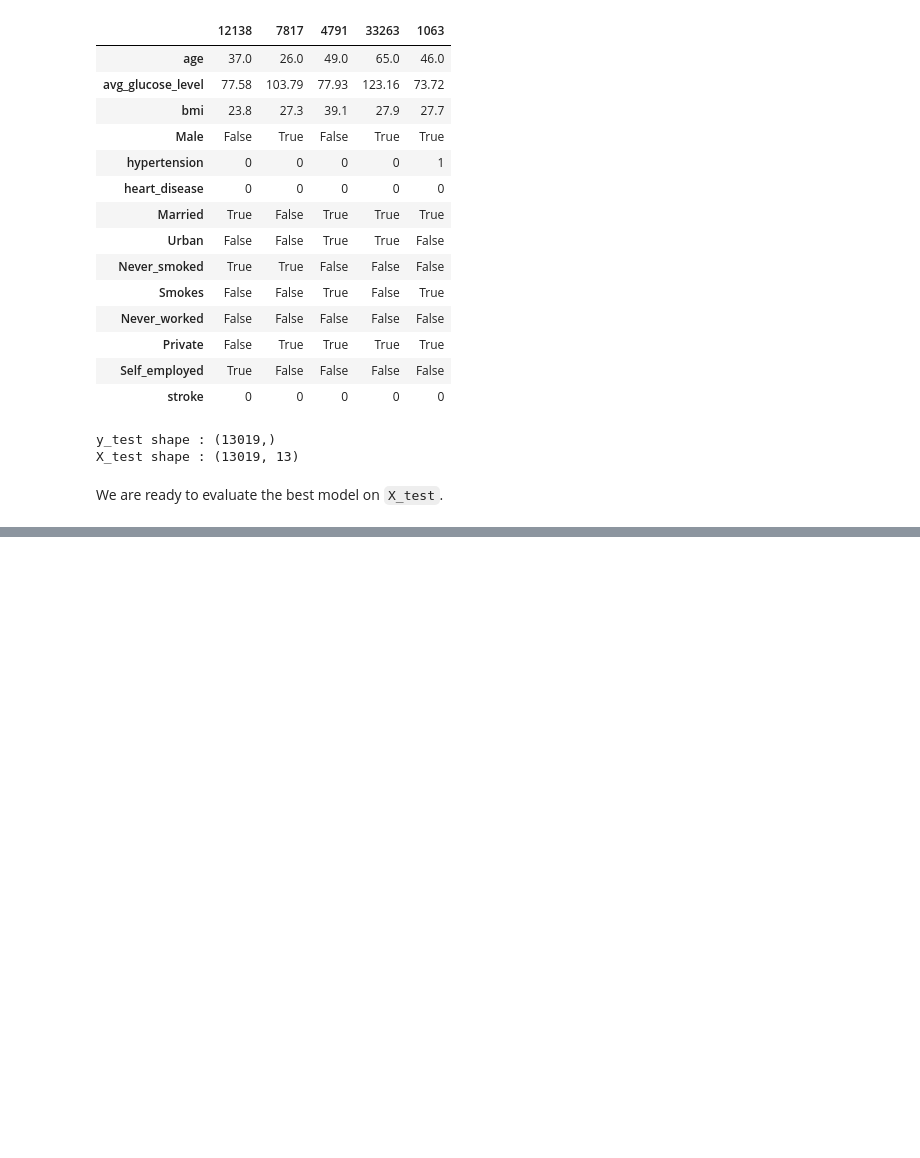
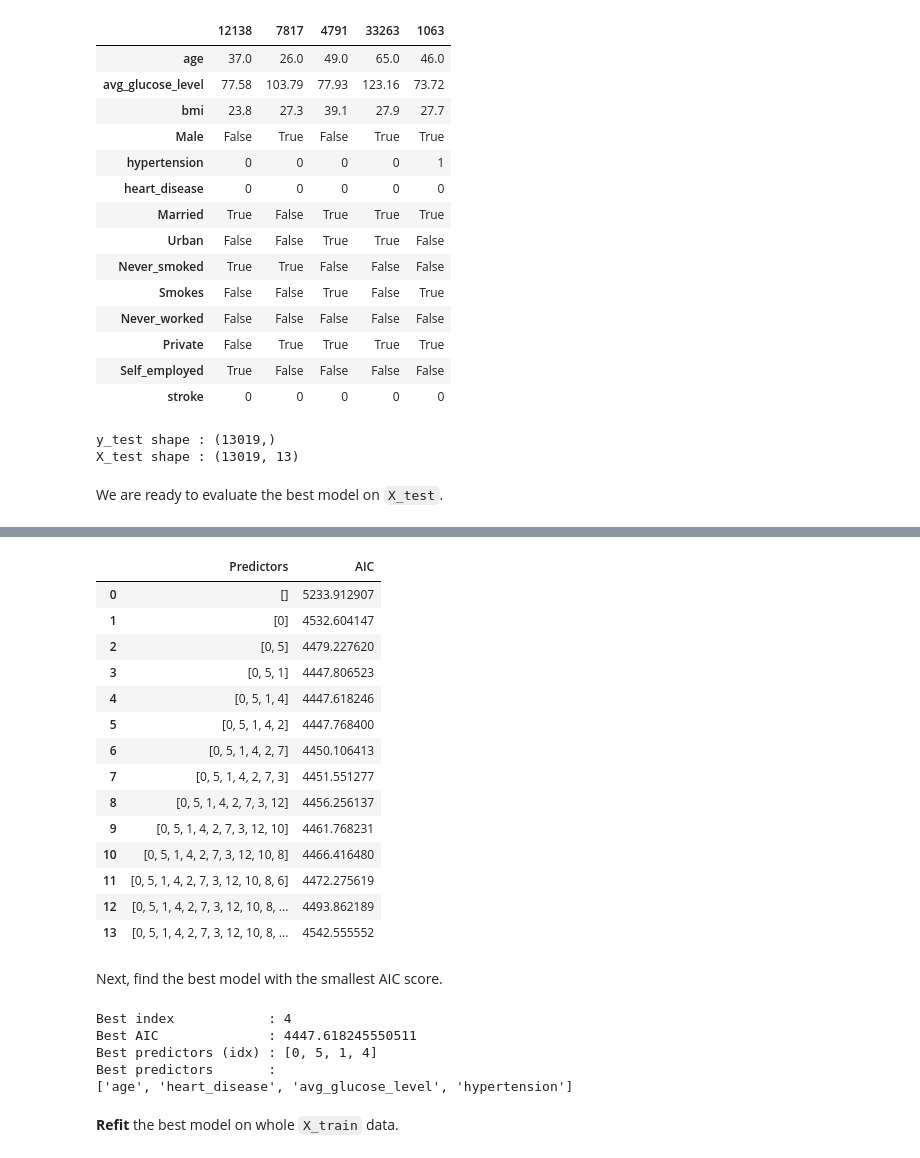
Before and after one commit to daniel-satria/credit_scoring, a Jupyter notebook: notebook/5.imbalancedSampe.ipynb, the cells around one changed output, grey strips where cells are left out. Saved outputs shown, nothing was run; the diff lists cells and outputs as text; code cells hidden in the pictures; blank space fills up the shorter version.

```diff
--- a/notebook/5.imbalancedSampe.ipynb
+++ b/notebook/5.imbalancedSampe.ipynb
@@ -1697,0 +2007,17 @@ We are ready to evaluate the best model on `X_test`.
+# %%
+import itertools
+
+# Fit null model
+predictor = []
+score_ = cross_validate(X = X_train[:, [1]],
+                        y = y_train,
+                        method = 'kfold',
+                        cv = 5,
+                        random_state = 42)
+
+# Create table for the best model of each k predictors
+# Append the results of null model
+forward_models = pd.DataFrame({"Predictors": [predictor],
+                               "AIC": [score_]})
+
+forward_models
@@ -1697,0 +2029,17 @@ We are ready to evaluate the best model on `X_test`.
+# %%
+# Define list of predictors
+predictors = []
+n_predictors = X_train.shape[1]
+
+# Perform forward selection procedure for k=1,...,13 predictors
+for k in range(n_predictors):
+    _, best_model = forward(X = X_train,
+                            y = y_train,
+                            predictors = predictors,
+                            method = "kfold",
+                            cv = 5,
+                            random_state = 42)
+
+    # Tabulate the best model of each k predictors
+    forward_models.loc[k+1] = best_model
+    predictors = best_model["Predictors"]
@@ -1697,0 +2064,41 @@ We are ready to evaluate the best model on `X_test`.
+# %%
+# Print the best model of each k predictors
+forward_models
+# %% [output]
+|  | Predictors | AIC |
+| 0 | [] | 5233.912907 |
+| 1 | [0] | 4532.604147 |
+| 2 | [0, 5] | 4479.227620 |
+| 3 | [0, 5, 1] | 4447.806523 |
+| 4 | [0, 5, 1, 4] | 4447.618246 |
+| 5 | [0, 5, 1, 4, 2] | 4447.768400 |
+| 6 | [0, 5, 1, 4, 2, 7] | 4450.106413 |
+| 7 | [0, 5, 1, 4, 2, 7, 3] | 4451.551277 |
+| 8 | [0, 5, 1, 4, 2, 7, 3, 12] | 4456.256137 |
+| 9 | [0, 5, 1, 4, 2, 7, 3, 12, 10] | 4461.768231 |
+| 10 | [0, 5, 1, 4, 2, 7, 3, 12, 10, 8] | 4466.416480 |
+| 11 | [0, 5, 1, 4, 2, 7, 3, 12, 10, 8, 6] | 4472.275619 |
+| 12 | [0, 5, 1, 4, 2, 7, 3, 12, 10, 8, ... | 4493.862189 |
+| 13 | [0, 5, 1, 4, 2, 7, 3, 12, 10, 8, ... | 4542.555552 |
+# %% [markdown]
+Next, find the best model with the smallest AIC score.
+# %%
+# Find the best AIC score
+best_idx = forward_models['AIC'].argmin()
+best_AIC = forward_models['AIC'].loc[best_idx]
+best_predictors = forward_models['Predictors'].loc[best_idx]
+
+# print
+print('Best index            :', best_idx)
+print('Best AIC              :', best_AIC)
+print('Best predictors (idx) :', best_predictors)
+print('Best predictors       :')
+print(data_clean.columns[best_predictors].tolist())
+# %% [output]
+Best index            : 4
+Best AIC              : 4447.618245550511
+Best predictors (idx) : [0, 5, 1, 4]
+Best predictors       :
+['age', 'heart_disease', 'avg_glucose_level', 'hypertension']
+# %% [markdown]
+**Refit** the best model on whole `X_train` data.
```
Also changed, not shown: parts of 67 cells of this notebook.
